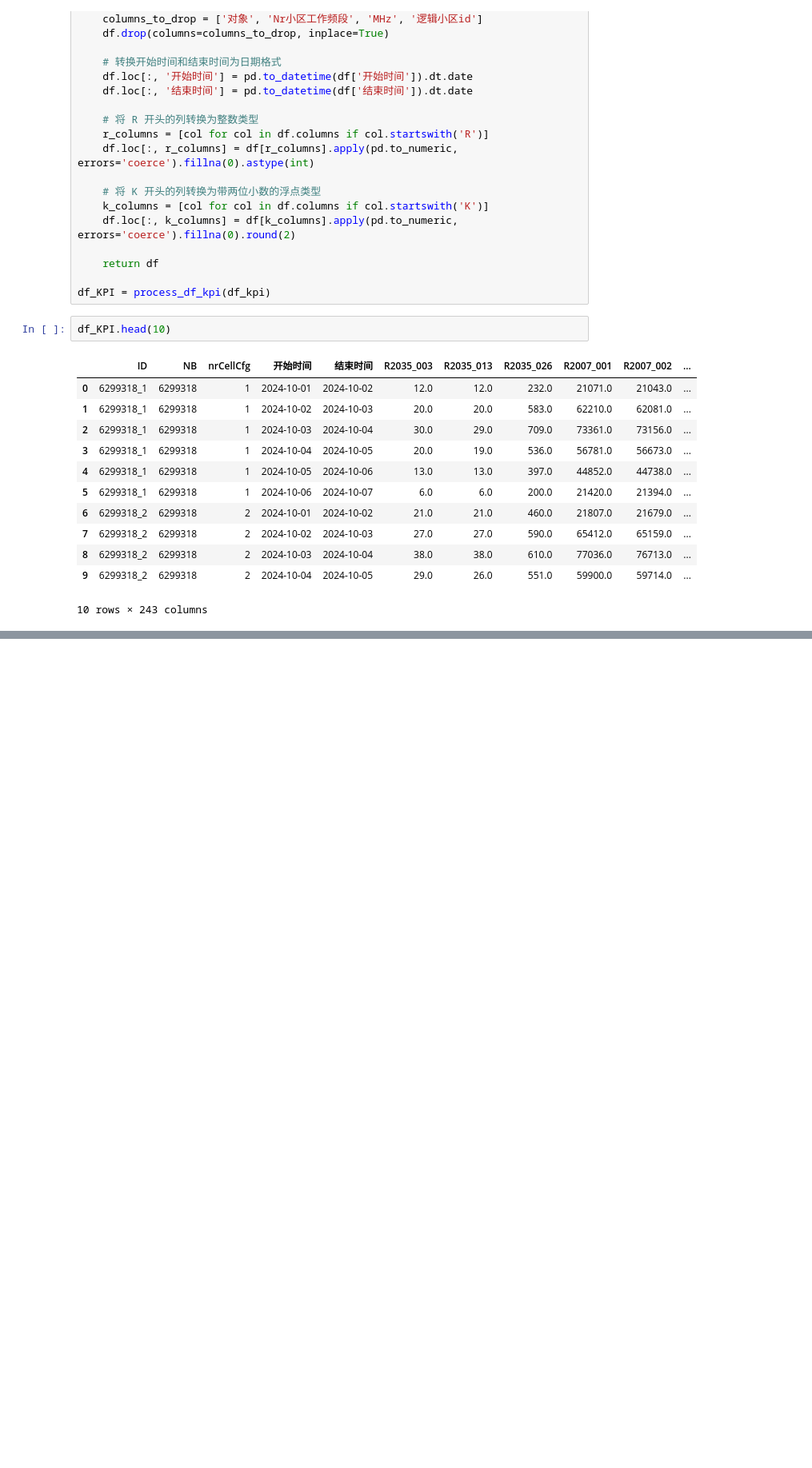
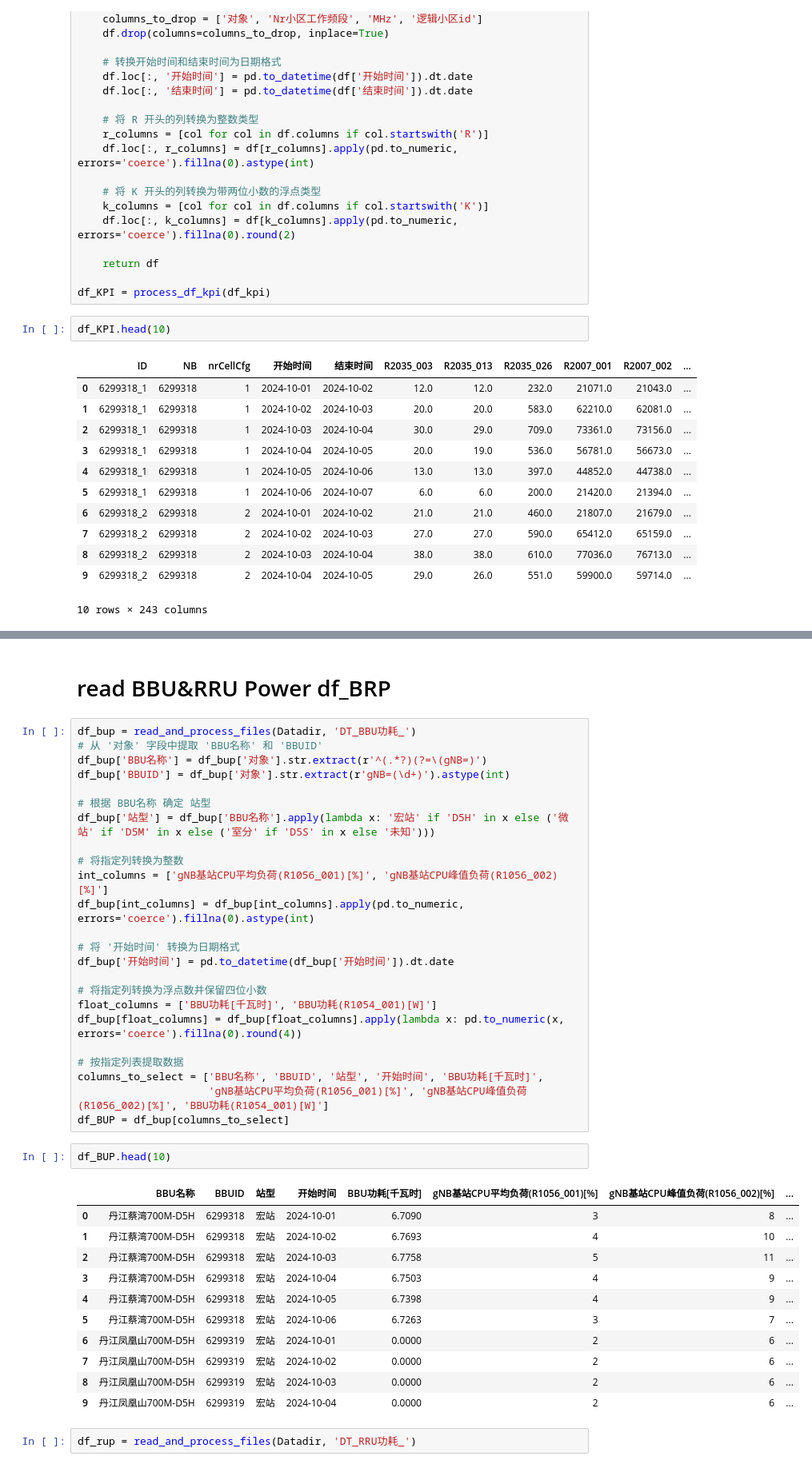
Before and after one commit to AIsuperOne/SuperMO, a Jupyter notebook: temp.ipynb, the cells around one changed output, grey strips where cells are left out. Shown at 80% size. Saved outputs shown, nothing was run; the diff lists cells and outputs as text; blank space fills up the shorter version.

```diff
--- a/temp.ipynb
+++ b/temp.ipynb
@@ -298,0 +256,42 @@ df_KPI.head(10)
+# %% [markdown]
+# read BBU&RRU Power  df_BRP
+# %%
+df_bup = read_and_process_files(Datadir, 'DT_BBU功耗_')
+# 从 '对象' 字段中提取 'BBU名称' 和 'BBUID'
+df_bup['BBU名称'] = df_bup['对象'].str.extract(r'^(.*?)(?=\(gNB=)')
+df_bup['BBUID'] = df_bup['对象'].str.extract(r'gNB=(\d+)').astype(int)
+
+# 根据 BBU名称 确定 站型
+df_bup['站型'] = df_bup['BBU名称'].apply(lambda x: '宏站' if 'D5H' in x else ('微站' if 'D5M' in x else ('室分' if 'D5S' in x else '未知')))
+
+# 将指定列转换为整数
+int_columns = ['gNB基站CPU平均负荷(R1056_001)[%]', 'gNB基站CPU峰值负荷(R1056_002)[%]']
+df_bup[int_columns] = df_bup[int_columns].apply(pd.to_numeric, errors='coerce').fillna(0).astype(int)
+
+# 将 '开始时间' 转换为日期格式
+df_bup['开始时间'] = pd.to_datetime(df_bup['开始时间']).dt.date
+
+# 将指定列转换为浮点数并保留四位小数
+float_columns = ['BBU功耗[千瓦时]', 'BBU功耗(R1054_001)[W]']
+df_bup[float_columns] = df_bup[float_columns].apply(lambda x: pd.to_numeric(x, errors='coerce').fillna(0).round(4))
+
+# 按指定列表提取数据
+columns_to_select = ['BBU名称', 'BBUID', '站型', '开始时间', 'BBU功耗[千瓦时]',
+                     'gNB基站CPU平均负荷(R1056_001)[%]', 'gNB基站CPU峰值负荷(R1056_002)[%]', 'BBU功耗(R1054_001)[W]']
+df_BUP = df_bup[columns_to_select]
+# %%
+df_BUP.head(10)
+# %% [output]
+|  | BBU名称 | BBUID | 站型 | 开始时间 | BBU功耗[千瓦时] | gNB基站CPU平均负荷(R1056_001)[%] | gNB基站CPU峰值负荷(R1056_002)[%] | ... |
+| 0 | 丹江蔡湾700M-D5H | 6299318 | 宏站 | 2024-10-01 | 6.7090 | 3 | 8 | ... |
+| 1 | 丹江蔡湾700M-D5H | 6299318 | 宏站 | 2024-10-02 | 6.7693 | 4 | 10 | ... |
+| 2 | 丹江蔡湾700M-D5H | 6299318 | 宏站 | 2024-10-03 | 6.7758 | 5 | 11 | ... |
+| 3 | 丹江蔡湾700M-D5H | 6299318 | 宏站 | 2024-10-04 | 6.7503 | 4 | 9 | ... |
+| 4 | 丹江蔡湾700M-D5H | 6299318 | 宏站 | 2024-10-05 | 6.7398 | 4 | 9 | ... |
+| 5 | 丹江蔡湾700M-D5H | 6299318 | 宏站 | 2024-10-06 | 6.7263 | 3 | 7 | ... |
+| 6 | 丹江凤凰山700M-D5H | 6299319 | 宏站 | 2024-10-01 | 0.0000 | 2 | 6 | ... |
+| 7 | 丹江凤凰山700M-D5H | 6299319 | 宏站 | 2024-10-02 | 0.0000 | 2 | 6 | ... |
+| 8 | 丹江凤凰山700M-D5H | 6299319 | 宏站 | 2024-10-03 | 0.0000 | 2 | 6 | ... |
+| 9 | 丹江凤凰山700M-D5H | 6299319 | 宏站 | 2024-10-04 | 0.0000 | 2 | 6 | ... |
+# %%
+df_rup = read_and_process_files(Datadir, 'DT_RRU功耗_')
```
Also changed, not shown: parts of 2 cells of this notebook.
